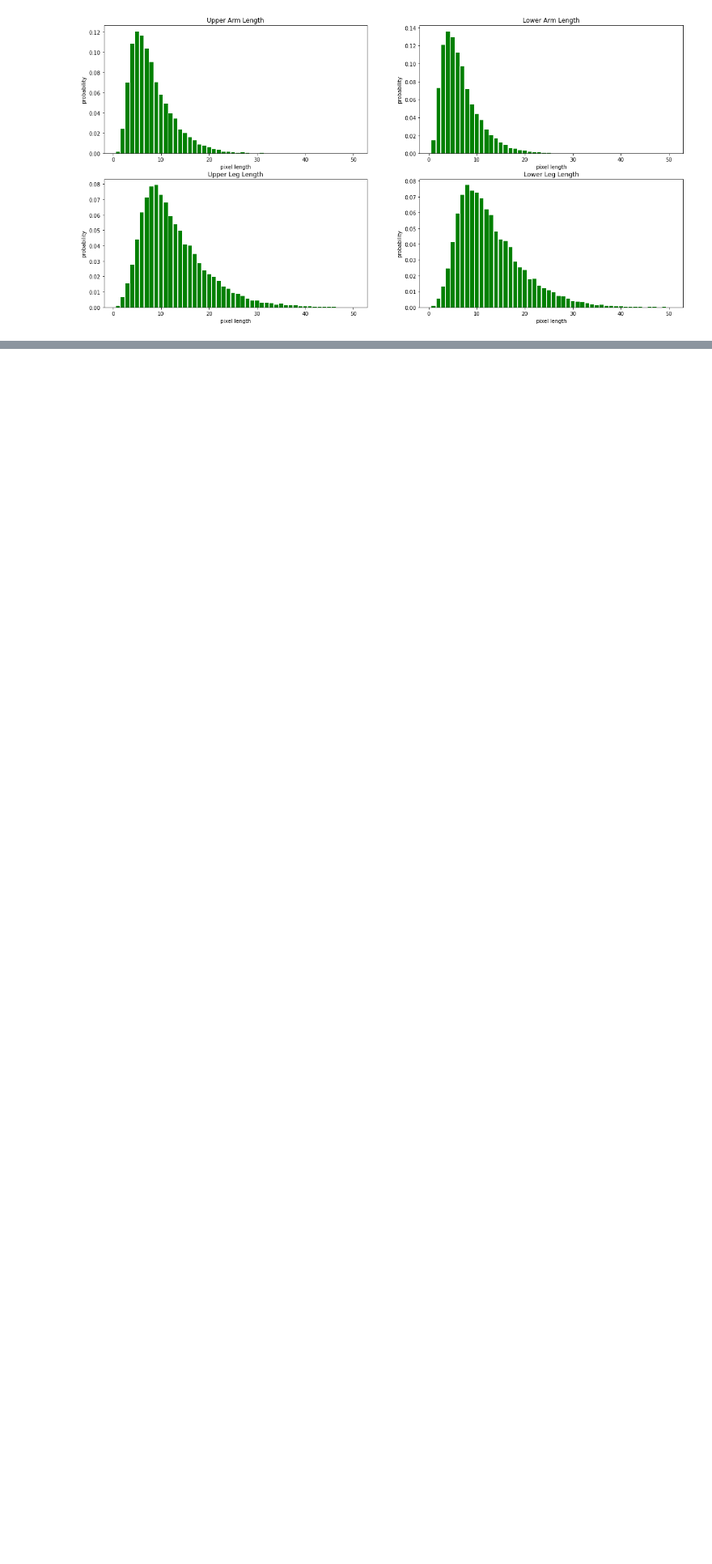
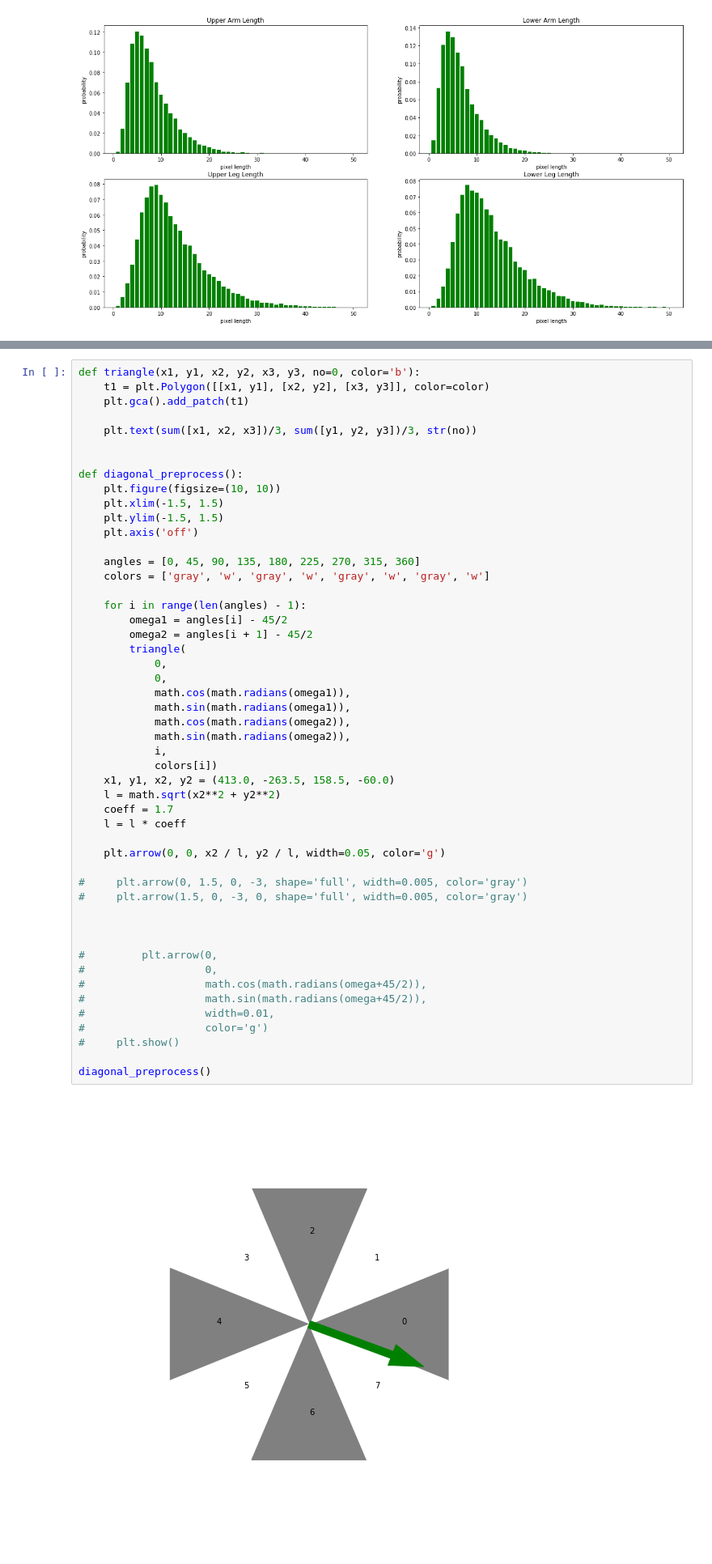
Before and after one commit to antduru/PoseDetection, a Jupyter notebook: graph_producer.ipynb, the cells around one changed output, grey strips where cells are left out. Shown: that part at 81% size. Drawn from its saved outputs; the diff is of its cells as text; blank space fills up the shorter version.

```diff
--- a/graph_producer.ipynb
+++ b/graph_producer.ipynb
@@ -169,3 +251,55 @@ plt.plot(a)
+# %%
+def triangle(x1, y1, x2, y2, x3, y3, no=0, color='b'):
+    t1 = plt.Polygon([[x1, y1], [x2, y2], [x3, y3]], color=color)
+    plt.gca().add_patch(t1)
+
+    plt.text(sum([x1, x2, x3])/3, sum([y1, y2, y3])/3, str(no))
+
+
+def diagonal_preprocess():
+    plt.figure(figsize=(10, 10))
+    plt.xlim(-1.5, 1.5)
+    plt.ylim(-1.5, 1.5)
+    plt.axis('off')
+
+    angles = [0, 45, 90, 135, 180, 225, 270, 315, 360]
+    colors = ['gray', 'w', 'gray', 'w', 'gray', 'w', 'gray', 'w']
+
+    for i in range(len(angles) - 1):
+        omega1 = angles[i] - 45/2
+        omega2 = angles[i + 1] - 45/2
+        triangle(
+            0,
+            0,
+            math.cos(math.radians(omega1)),
+            math.sin(math.radians(omega1)),
+            math.cos(math.radians(omega2)),
+            math.sin(math.radians(omega2)),
+            i,
+            colors[i])
+    x1, y1, x2, y2 = (413.0, -263.5, 158.5, -60.0)
+    l = math.sqrt(x2**2 + y2**2)
+    coeff = 1.7
+    l = l * coeff
+
+    plt.arrow(0, 0, x2 / l, y2 / l, width=0.05, color='g')
+
+#     plt.arrow(0, 1.5, 0, -3, shape='full', width=0.005, color='gray')
+#     plt.arrow(1.5, 0, -3, 0, shape='full', width=0.005, color='gray')
+
+
+
+#         plt.arrow(0,
+#                   0,
+#                   math.cos(math.radians(omega+45/2)),
+#                   math.sin(math.radians(omega+45/2)),
+#                   width=0.01,
+#                   color='g')
+#     plt.show()
+
+diagonal_preprocess()
+# %% [output]
+[figure, added]
 # %%
 iou(json_list[52]['people'][0]['bbox'], json_list[52]['people'][1]['bbox'])
 # %%
```
Also changed, not shown: parts of 5 cells of this notebook, 3 other files.
